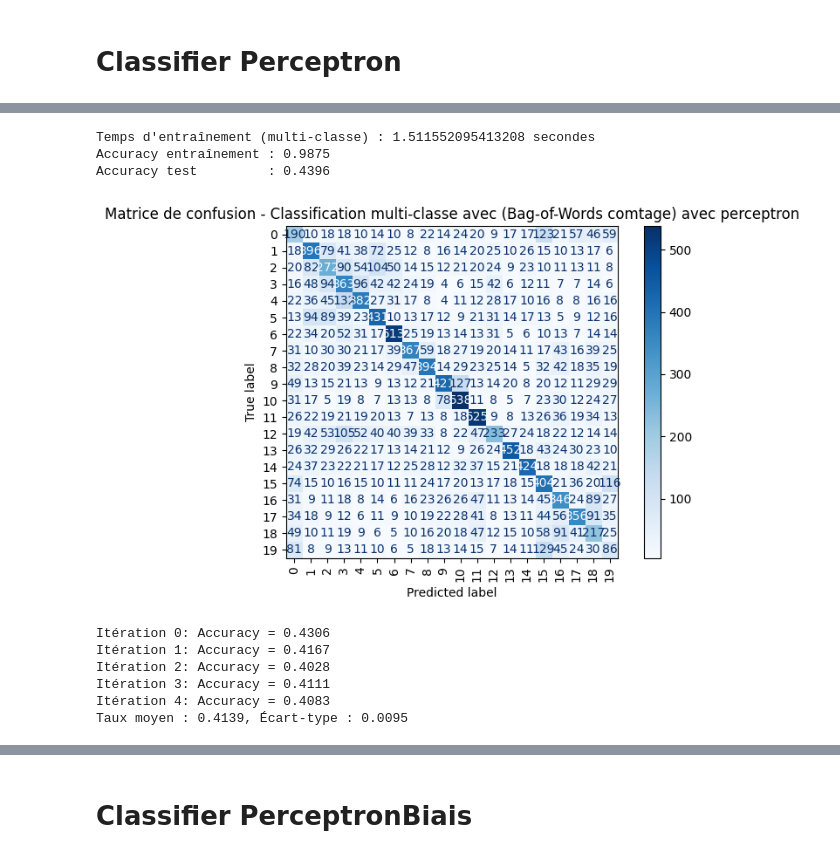
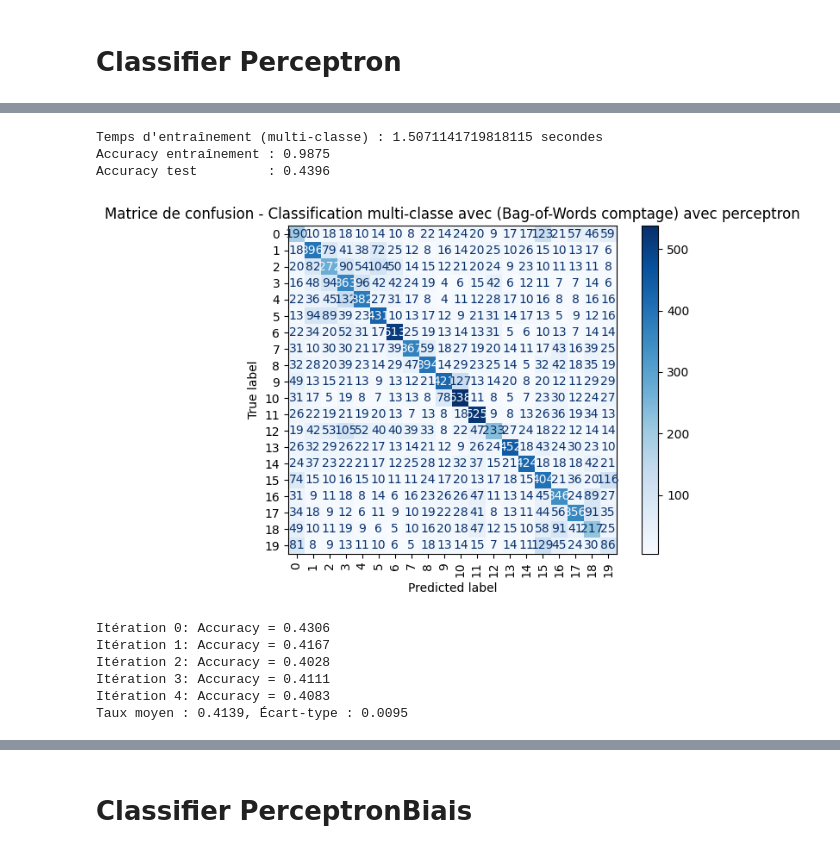
Before and after one commit to Antoine1903/Projets_Sorbonne_Universite, a Jupyter notebook: LU3IN026/miniprojet/projet-Zhang_Lecomte.ipynb, the cells around one changed output, grey strips where cells are left out. Cells and saved outputs as stored; diff of their text form; code cells hidden in the pictures.

```diff
--- a/LU3IN026/miniprojet/projet-Zhang_Lecomte.ipynb
+++ b/LU3IN026/miniprojet/projet-Zhang_Lecomte.ipynb
@@ -1033,7 +1033,7 @@ Itération 4: Accuracy = 0.4583
 Taux moyen : 0.4367, Écart-type : 0.0223
 # %%
 # =================================================================
-# Classification multi-classe avec (Bag-of-Words comtage) avec perceptron - Version 2
+# Classification multi-classe avec (Bag-of-Words comptage) avec perceptron - Version 2
 # =================================================================
 
 # ---------------------------
@@ -1099,38 +1099,38 @@ print(f"Accuracy test         : {acc_test:.4f}")
 cm = confusion_matrix(y_test_multi, y_test_pred)
 disp = ConfusionMatrixDisplay(confusion_matrix=cm)
 disp.plot(cmap="Blues", xticks_rotation=90)
-plt.title("Matrice de confusion - Classification multi-classe avec (Bag-of-Words comtage) avec perceptron")
+plt.title("Matrice de confusion - Classification multi-classe avec (Bag-of-Words comptage) avec perceptron")
 plt.grid(False)
 plt.tight_layout()
 plt.show()
 
 # ---------------------------
 # Validation croisée (sur train)
 # ---------------------------
 
 # Pour validation croisée, on réinitialise un modèle neuf
 def create_new_oaa():
     base = classif.ClassifierPerceptron(input_dimension=X_train.shape[1], learning_rate=learning_rate)
     return classif.ClassifierMultiOAA(base)
 
 perf = []
 for i in range(nb_folds):
     Xapp, Yapp, Xtest, Ytest = ev.crossval_strat(X_train, y_train_multi, nb_folds, i)
     clf = create_new_oaa()
     clf.train(Xapp, Yapp)
     Y_pred = np.array([clf.predict(x) for x in Xtest])
     acc = np.mean(Y_pred == Ytest)
     print(f"Itération {i}: Accuracy = {acc:.4f}")
     perf.append(acc)
 
 moyenne = np.mean(perf)
 ecart_type = np.std(perf)
 print(f"Taux moyen : {moyenne:.4f}, Écart-type : {ecart_type:.4f}")
 # %% [output]
-Temps d'entraînement (multi-classe) : 1.511552095413208 secondes
+Temps d'entraînement (multi-classe) : 1.5071141719818115 secondes
 Accuracy entraînement : 0.9875
 Accuracy test         : 0.4396
-[figure, old version]
+[figure, new version]
 Itération 0: Accuracy = 0.4306
 Itération 1: Accuracy = 0.4167
 Itération 2: Accuracy = 0.4028
```
Also changed, not shown: parts of 34 cells of this notebook.
